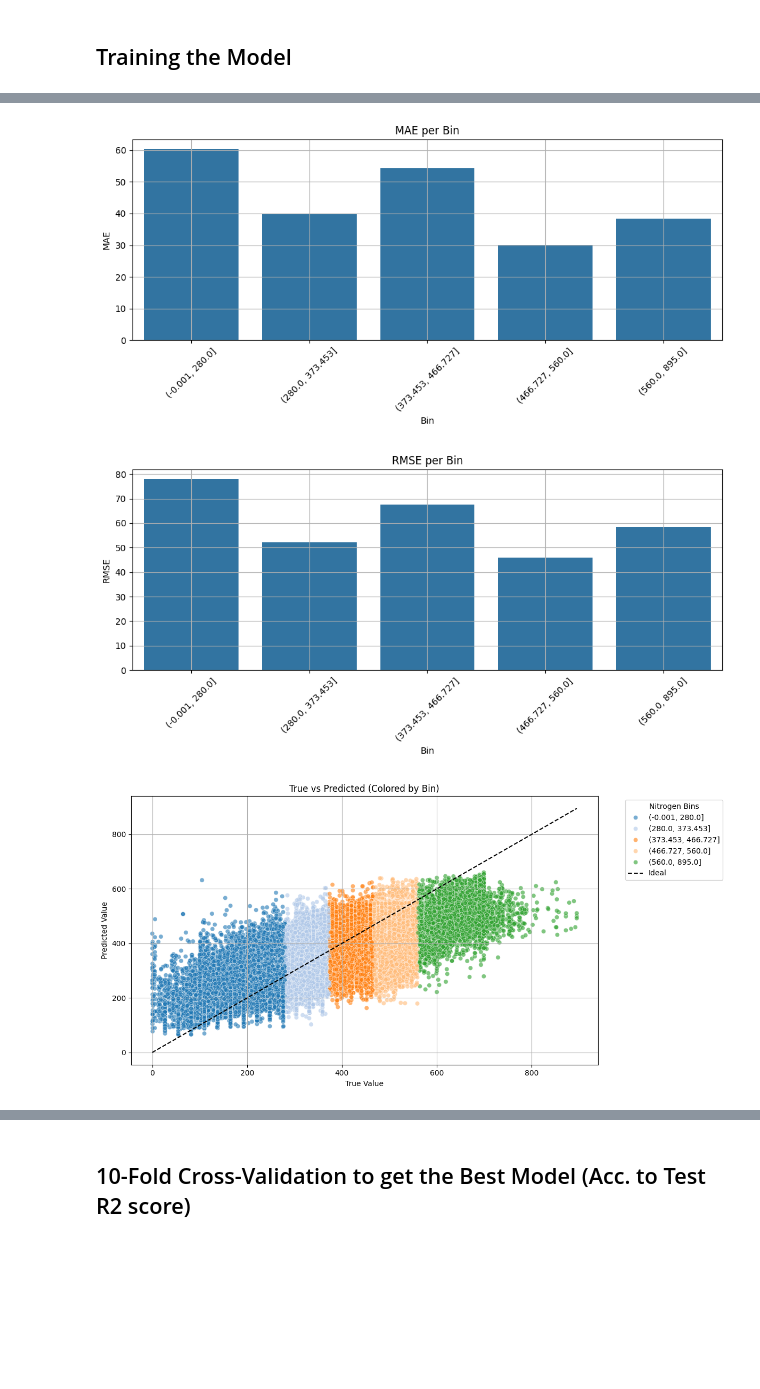
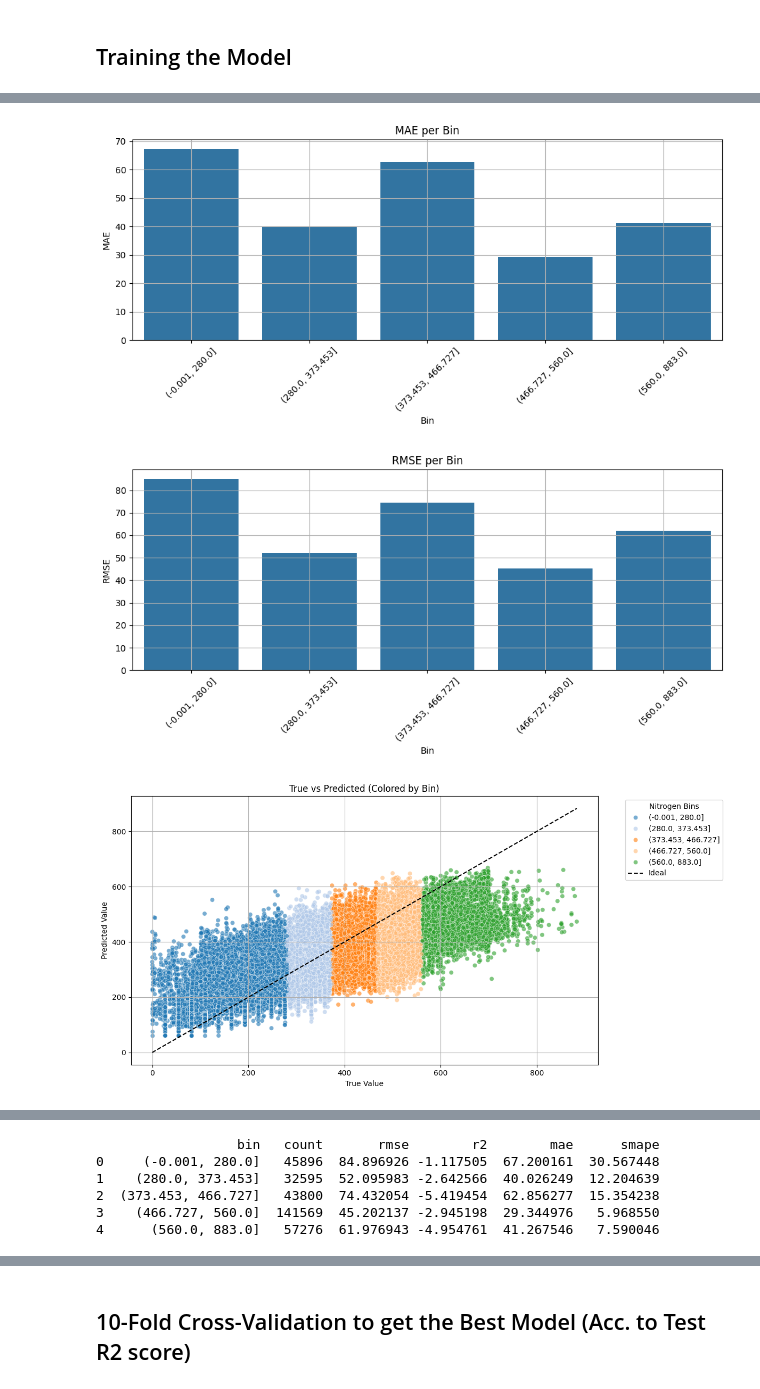
Before and after one commit to Aakash3101/shc-code, a Jupyter notebook: 6_balanced_RF_model.ipynb, the cells around one changed output, grey strips where cells are left out. Drawn from its saved outputs; the diff is of its cells as text; code cells hidden in the pictures; blank space fills up the shorter version.

Commit message:
Nitrogen Agri-2023-24 Completed

```diff
--- a/6_balanced_RF_model.ipynb
+++ b/6_balanced_RF_model.ipynb
@@ -19,7 +19,7 @@ from sklearn.metrics import r2_score, mean_squared_error, mean_absolute_error
 df = None
 AEZ = 15
 PLOTS_DIR = "./plots"
-AEZ_CSV_PATH = "./shc_data/AEZS/2024/"
+AEZ_CSV_PATH = "./shc_data/AEZS/AGRI_2023-24//"
 
 PRED_VARIABLE = "N" # any value from N, P, K, OC
 PLOT_SAVE_PATH = os.path.join(os.path.join(PLOTS_DIR, f"AEZ_{AEZ}"), PRED_VARIABLE)
@@ -353,5 +357,5 @@ low_variance_cols
 # %%
-# df = df[~df[PRED_VARIABLE].isin(df[PRED_VARIABLE].nlargest(5))]
+df = df[~df[PRED_VARIABLE].isin(df[PRED_VARIABLE].nlargest(10))]
 # %%
 df[PRED_VARIABLE].describe()
 # %% [output]
@@ -463,26 +467,27 @@ Categories (5, interval[float64, right]): [(-0.001, 280.0] < (280.0, 373.453] <
 ## Select the feature names by reviewing the feature importance and remove them iteratively
 # %%
 selected_feature_names = [
-    'TWI',
-    'aspect',
-    'slope',
+    # 'TWI',
+    # 'aspect',
+    # 'slope',
     'temp',
+    # 'GNDVI',
     # 'NDVI',
-    'BI',
-    'SI',
-    'HI',
-    'CI',
+    # 'BI',
+    # 'SI',
+    # 'HI',
+    # 'CI',
     'RI',
     'elevation',
     'precipitation',
     'clay05',
     'sand05',
     'silt05',
-    'clay515',
+    # 'clay515',
     'sand515',
-    'silt515',
-    'TGSI',
-    'NCI',
+    # 'silt515',
+    # 'TGSI',
+    # 'NCI',
     # 'SAVI',
     # 'EVI',
     # 'NDWI',
@@ -555,7 +560,7 @@ print(f"{weights.unique()=}")
 
 # Initialize and train Random Forest model
 N_ESTIMATORS = 10
-MAX_DEPTH = 20
+MAX_DEPTH = 15
 MIN_SAMPLES_SPLIT = study.best_trial.params['min_samples_split']
 MIN_SAMPLES_LEAF = study.best_trial.params["min_samples_leaf"]
 MAX_FEATURES = study.best_trial.params["max_features"]
@@ -611,5 +616,5 @@ plt.show()
 # %%
 residual_mae_rmse_colored(y_train, y_pred, bins, save_plots=True, mode='train')
-# estimation_uncertainity(X_train[selected_feature_names], y_train, rf, bins, save_plots=True, mode='train')
-# bin_plots_stats(y_train, y_pred, bins, save_plots=True, mode='train')
+estimation_uncertainity(X_train[selected_feature_names], y_train, rf, bins, save_plots=True, mode='train')
+bin_plots_stats(y_train, y_pred, bins, save_plots=True, mode='train')
 # %% [output]
@@ -617,3 +622,3 @@ residual_mae_rmse_colored(y_train, y_pred, bins, save_plots=True, mode='train')
-[figure, old version]
+[figure, new version]
-[figure, old version]
+[figure, new version]
-[figure, old version]
+[figure, new version]
@@ -620,3 +632,9 @@ residual_mae_rmse_colored(y_train, y_pred, bins, save_plots=True, mode='train')
+                  bin   count       rmse        r2        mae      smape
+0     (-0.001, 280.0]   45896  84.896926 -1.117505  67.200161  30.567448
+1    (280.0, 373.453]   32595  52.095983 -2.642566  40.026249  12.204639
+2  (373.453, 466.727]   43800  74.432054 -5.419454  62.856277  15.354238
+3    (466.727, 560.0]  141569  45.202137 -2.945198  29.344976   5.968550
+4      (560.0, 883.0]   57276  61.976943 -4.954761  41.267546   7.590046
 # %%
 # Make predictions
 y_pred = rf.predict(X_test[selected_feature_names])
```
Also changed, not shown: parts of 22 cells of this notebook, 43 other files.
